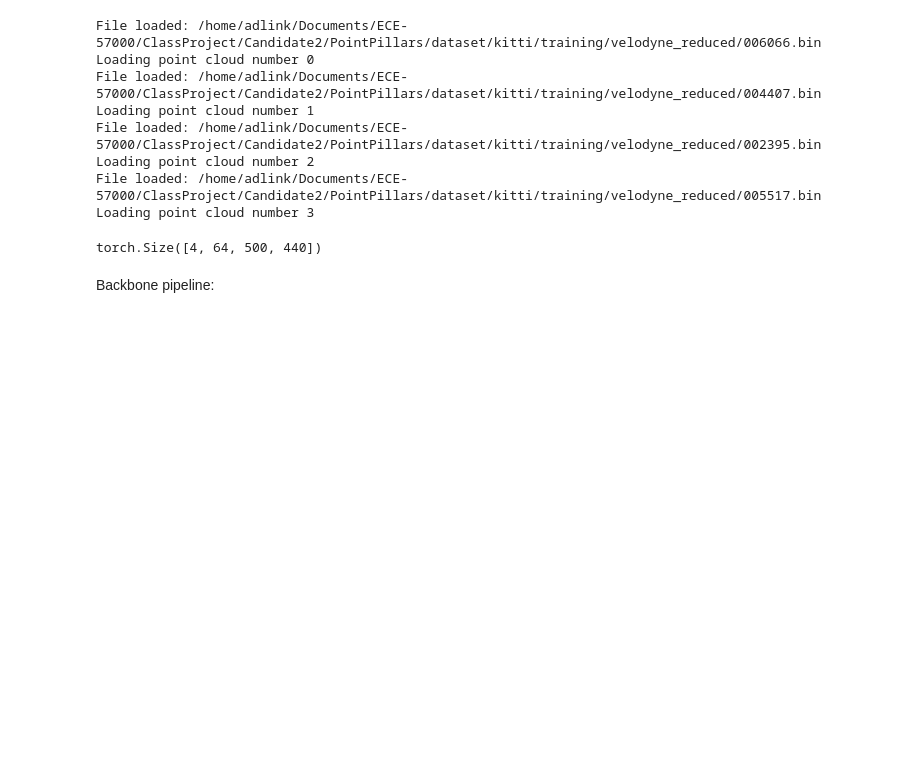
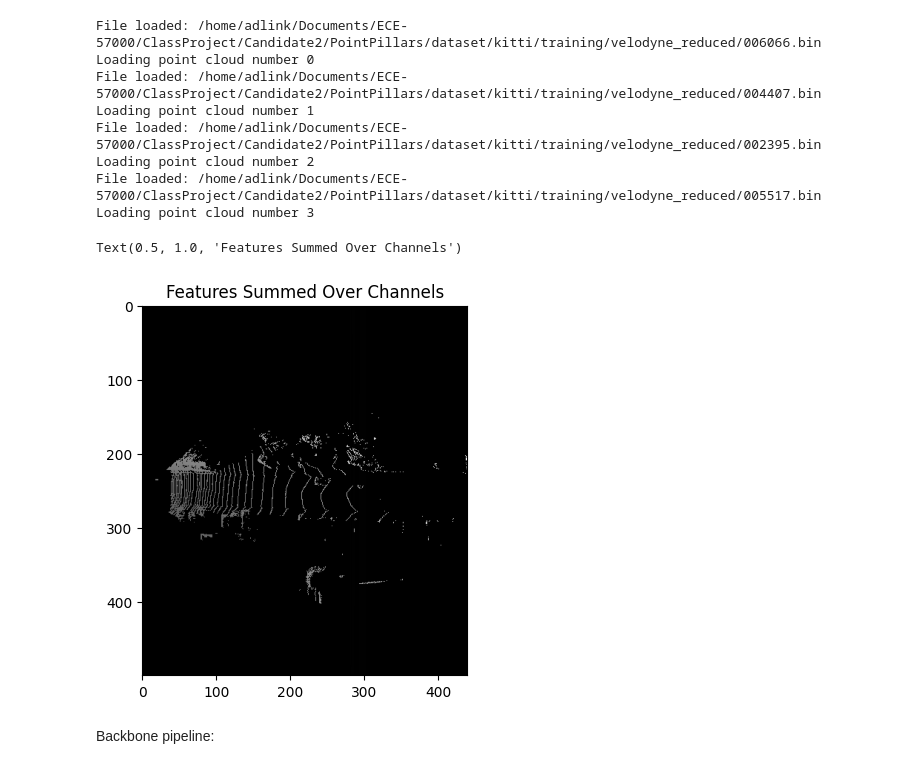
Before and after one commit to YouBotica/PointPillars, a Jupyter notebook: Implementation/PointPillarsNotebook.ipynb, the cells around one changed output. Drawn from its saved outputs; the diff is of its cells as text; code cells hidden in the pictures; blank space fills up the shorter version.

```diff
--- a/Implementation/PointPillarsNotebook.ipynb
+++ b/Implementation/PointPillarsNotebook.ipynb
@@ -104,10 +108,15 @@ File loaded: /home/adlink/Documents/ECE-57000/ClassProject/Candidate2/PointPilla
 Loading point cloud number 2
 File loaded: /home/adlink/Documents/ECE-57000/ClassProject/Candidate2/PointPillars/dataset/kitti/training/velodyne_reduced/005517.bin
 Loading point cloud number 3
-# %%
-pseudo_image.size()
-# %% [output]
-torch.Size([4, 64, 500, 440])
+# %%
+pseudo_image.size()
+# Sum over channels for the original features
+pseudo_image_raw = torch.sum(pseudo_image[0, :, :, :], dim=0).detach().numpy()
+plt.imshow(pseudo_image_raw, cmap='gray')
+plt.title('Features Summed Over Channels')
+# %% [output]
+Text(0.5, 1.0, 'Features Summed Over Channels')
+[figure, added]
 # %%
 # After pillarization and batching, we can start using the GPU:
 device = 'cuda' if torch.cuda.is_available() else 'cpu'
```
Also changed, not shown: parts of 17 cells of this notebook, 2 other files.
